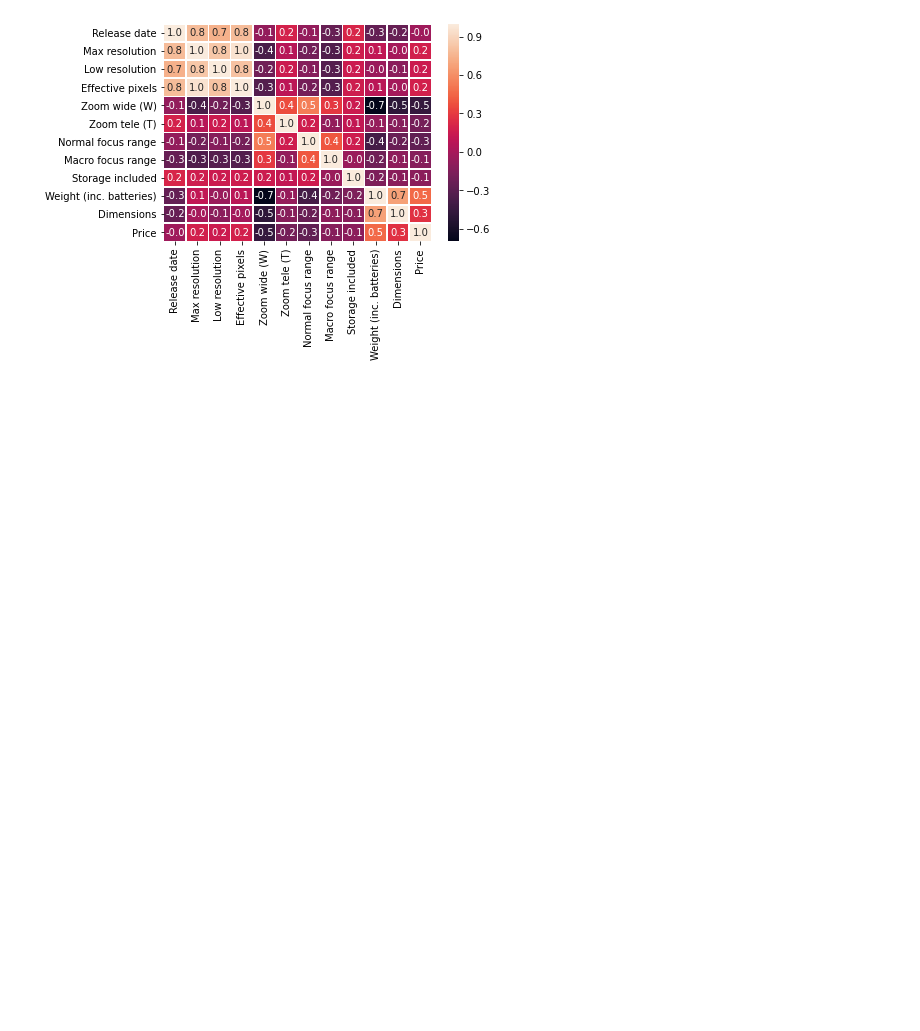
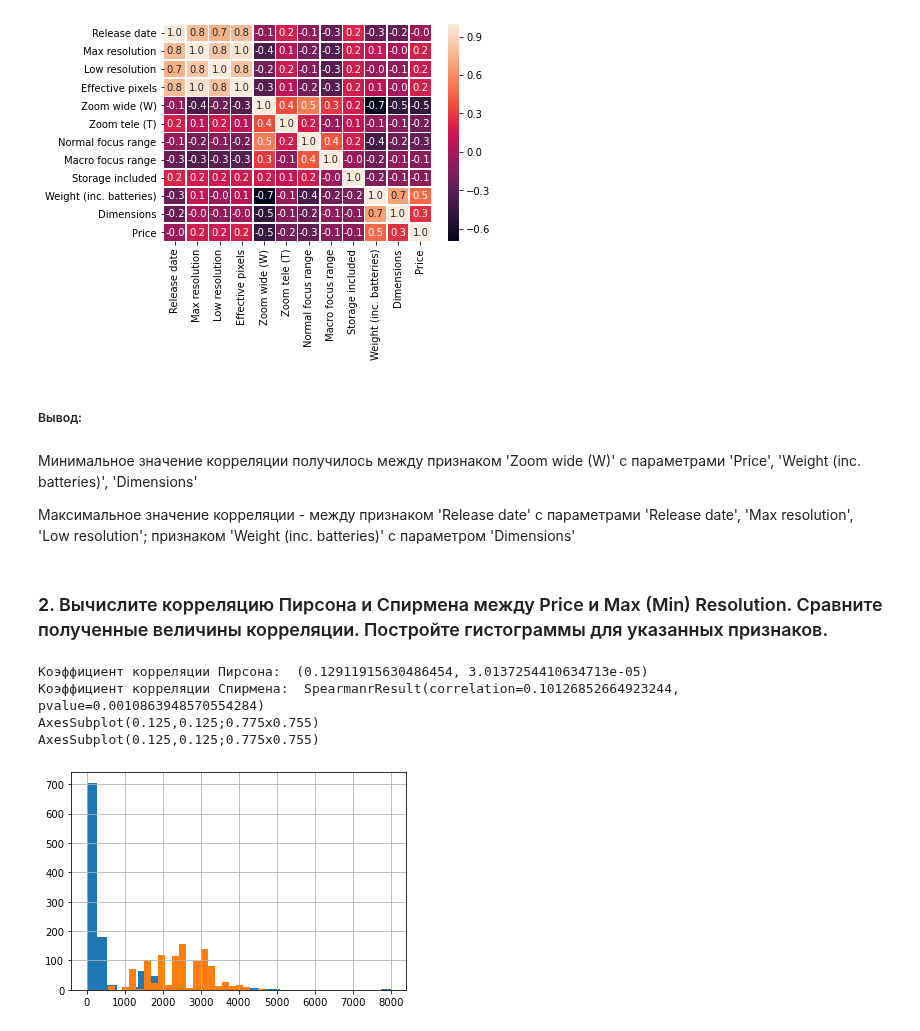
Before and after one commit to iagsav/ml_rob_nets_2020, a Jupyter notebook: ml/lab1/Skrynsky/Skrynsky_lab1.ipynb, the cells around one changed output. Drawn from its saved outputs; the diff is of its cells as text; code cells hidden in the pictures; blank space fills up the shorter version.

```diff
--- a/ml/lab1/Skrynsky/Skrynsky_lab1.ipynb
+++ b/ml/lab1/Skrynsky/Skrynsky_lab1.ipynb
@@ -40,3 +40,32 @@ sns.heatmap(camera.corr(), annot = True, fmt = '.1f', linewidths = .5)
 # %% [output]
 <matplotlib.axes._subplots.AxesSubplot at 0x...>
 [figure]
+# %% [markdown]
+##### Вывод:
+# %% [markdown]
+Минимальное значение корреляции получилось между признаком 'Zoom wide (W)' с параметрами 'Price', 'Weight (inc. batteries)', 'Dimensions'
+
+Максимальное значение корреляции  - между признаком 'Release date' с параметрами 'Release date', 'Max resolution', 'Low resolution'; признаком 'Weight (inc. batteries)' с параметром 'Dimensions'
+# %% [markdown]
+### 2. Вычислите корреляцию Пирсона и Спирмена между Price и Max (Min) Resolution. Сравните полученные величины корреляции. Постройте гистограммы для указанных признаков.
+# %%
+from scipy.stats import pearsonr
+from scipy.stats import spearmanr
+from sklearn.preprocessing import LabelEncoder
+
+laber_encoder = LabelEncoder()
+vehicleCoder = dp.Series(laber_encoder.fit_transform(camera['Max resolution']))
+pears = pearsonr(camera['Price'], vehicleCoder)
+spearm = spearmanr(camera['Price'], vehicleCoder)
+
+print("Коэффициент корреляции Пирсона: ", pears)
+print("Коэффициент корреляции Спирмена: ", spearm)
+
+print(camera.Price.hist(bins = 30))
+print(camera['Max resolution'].hist(bins = 30))
+# %% [output]
+Коэффициент корреляции Пирсона:  (0.12911915630486454, 3.0137254410634713e-05)
+Коэффициент корреляции Спирмена:  SpearmanrResult(correlation=0.10126852664923244, pvalue=0.0010863948570554284)
+AxesSubplot(0.125,0.125;0.775x0.755)
+AxesSubplot(0.125,0.125;0.775x0.755)
+[figure, added]
```
Also changed, not shown: parts of 6 cells of this notebook.
